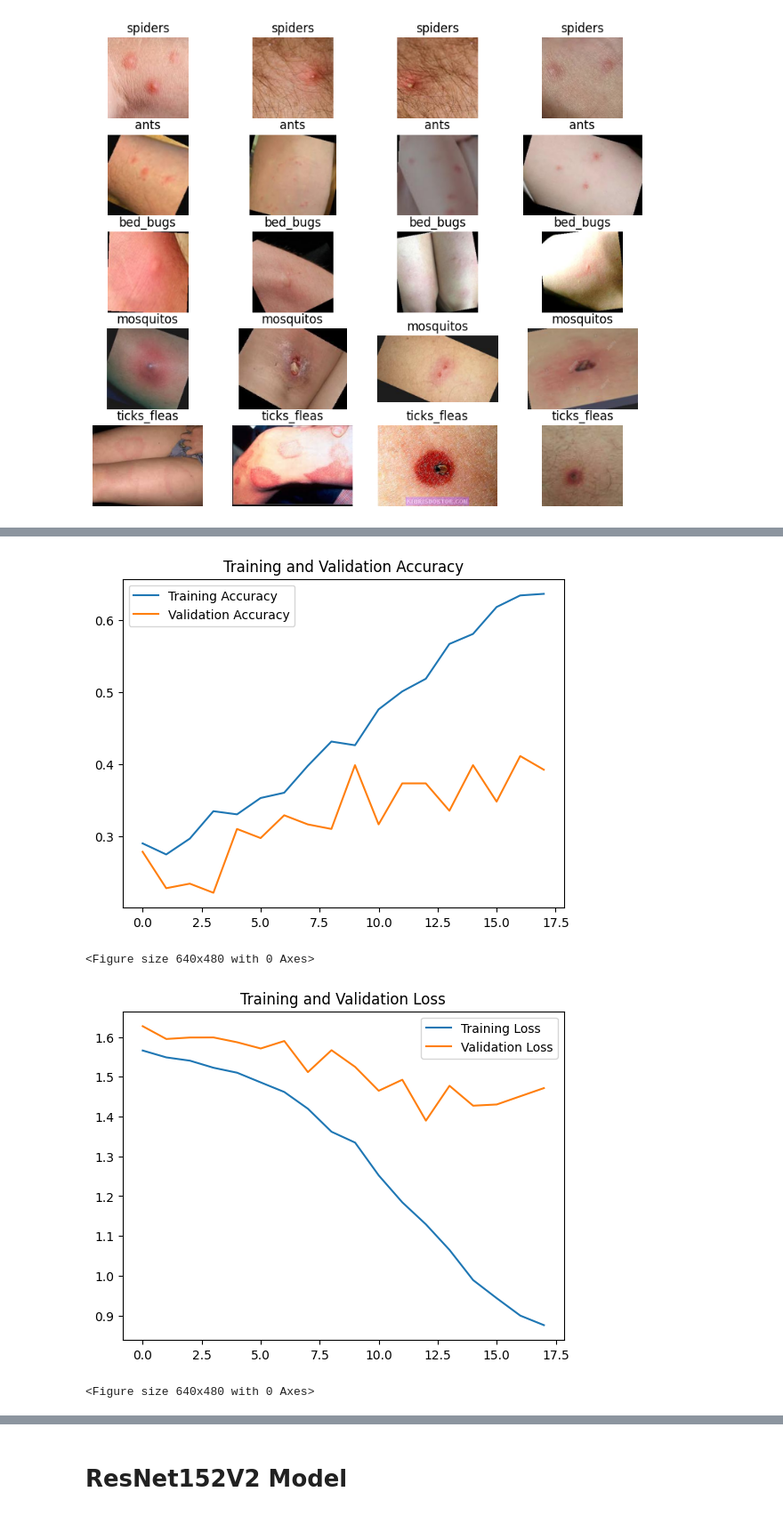
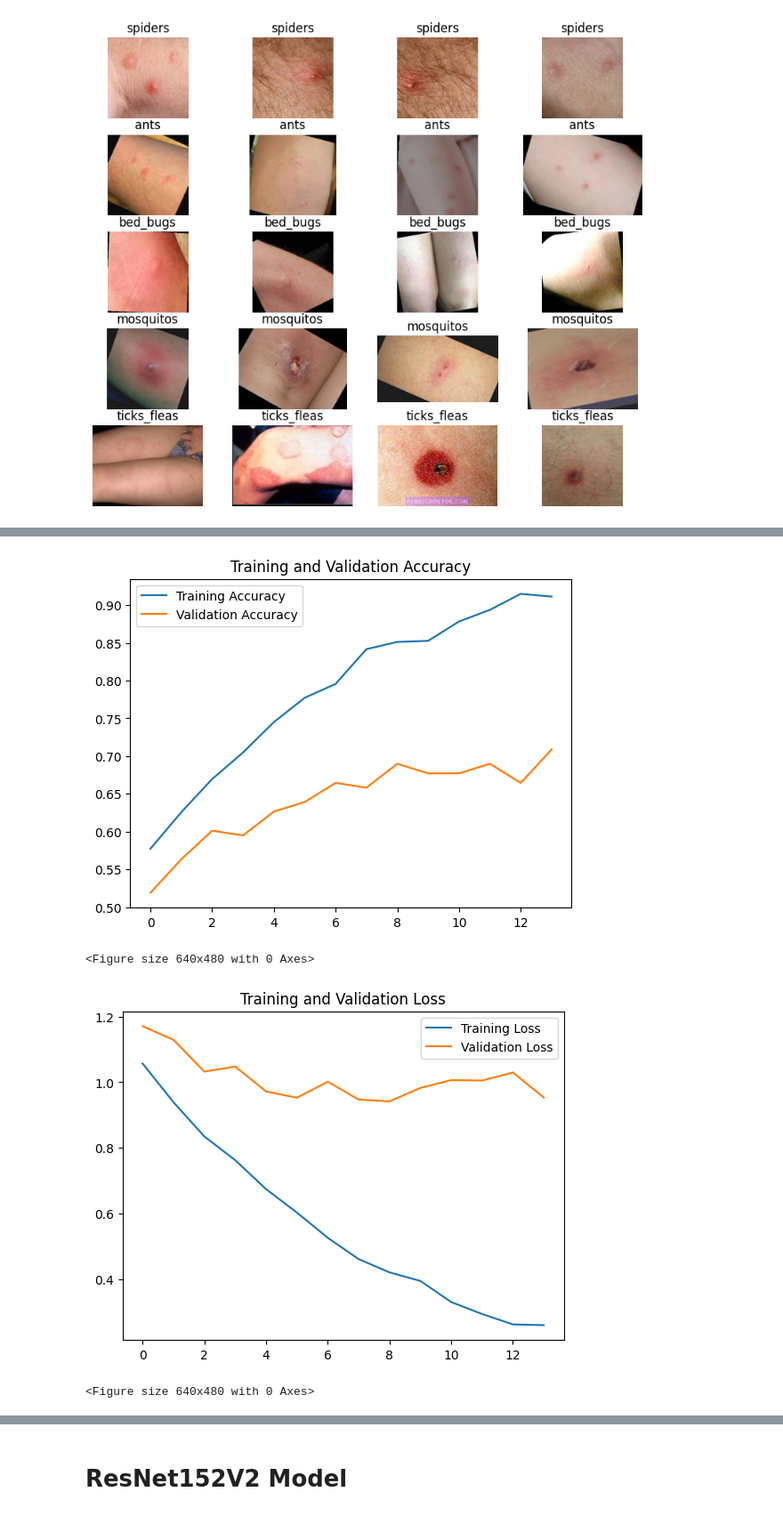
Before and after one commit to idshay16/Bug-bite-classification-using-a-TC-classification-model, a Jupyter notebook: notebooks/Multiclass_Classification.ipynb, the cells around one changed output, grey strips where cells are left out. Shown at 89% size. Drawn from its saved outputs; the diff is of its cells as text; code cells hidden in the pictures.

```diff
--- a/notebooks/Multiclass_Classification.ipynb
+++ b/notebooks/Multiclass_Classification.ipynb
@@ -320,17 +321,28 @@ I0000 00:00:1778250231.486474   52901 gpu_device.cc:2043] Created device /job:lo
+# %%
+convnext_backbone = ConvNeXtBase(weights='imagenet', include_top=False, pooling='avg')
+convnext_backbone.trainable = False
+
+inputs = keras.Input(shape=(310, 310, 3))
+x = ConvNeXtPreprocessing()(inputs)
+x = convnext_backbone(x)
+x = Dense(256, activation='relu')(x)
+x = Dropout(0.3)(x)
+x = Dense(5, activation='softmax')(x)
+convnext_final_model = Model(inputs, x)
 # %%
-convnext_xlarge_final_model.compile(loss = 'categorical_crossentropy', optimizer = Adam(learning_rate = 0.0001), metrics = ['acc'])
+convnext_final_model.compile(loss='categorical_crossentropy', optimizer=Adam(learning_rate=0.0001), metrics=['acc'])
 # %%
 early_stopping = tf.keras.callbacks.EarlyStopping(monitor = 'val_loss', patience = 5, verbose = 1)
 # %%
-checkpoint = tf.keras.callbacks.ModelCheckpoint(f'{PROJECT_ROOT}/Model_Weights/multiclass_convnextxlarge_best.keras', monitor = 'val_acc', verbose = 1, save_best_only = True, mode = 'max')
+checkpoint = tf.keras.callbacks.ModelCheckpoint(f'{PROJECT_ROOT}/Model_Weights/multiclass_convnext_best.keras', monitor='val_acc', verbose=1, save_best_only=True, mode='max')
 # %%
-convnext_xlarge_backbone.trainable = False
-history = convnext_xlarge_final_model.fit(train_generator, epochs = convnext_phase1_epochs, validation_data = validation_generator, callbacks = [checkpoint, early_stopping], verbose = 1)
+convnext_backbone.trainable = False
+history = convnext_final_model.fit(train_generator, epochs=convnext_phase1_epochs, validation_data=validation_generator, callbacks=[checkpoint, early_stopping], verbose=1)
 
-convnext_xlarge_backbone.trainable = True
-for layer in convnext_xlarge_backbone.layers[:-60]:
+convnext_backbone.trainable = True
+for layer in convnext_backbone.layers[:-60]:
     layer.trainable = False
-convnext_xlarge_final_model.compile(loss = 'categorical_crossentropy', optimizer = Adam(learning_rate = 0.00001), metrics = ['acc'])
-history = convnext_xlarge_final_model.fit(train_generator, epochs = convnext_phase2_epochs, validation_data = validation_generator, callbacks = [checkpoint, early_stopping], verbose = 1)
+convnext_final_model.compile(loss='categorical_crossentropy', optimizer=Adam(learning_rate=0.00001), metrics=['acc'])
+history = convnext_final_model.fit(train_generator, epochs=convnext_phase2_epochs, validation_data=validation_generator, callbacks=[checkpoint, early_stopping], verbose=1)
 # %% [output]
 Epoch 1/5
@@ -436,8 +367,8 @@ convnext_xlarge_final_model.save(f'{PROJECT_ROOT}/Model_Weights/multiclass_convn
 # %%
-do_history_stuff(history, 'convnext_xlarge_model')
+do_history_stuff(history, 'convnext_model')
 # %% [output]
-[figure, old version]
+[figure, new version]
 <Figure size 640x480 with 0 Axes>
-[figure, old version]
+[figure, new version]
 <Figure size 640x480 with 0 Axes>
 # %%
```
Also changed, not shown: parts of 41 cells of this notebook.
